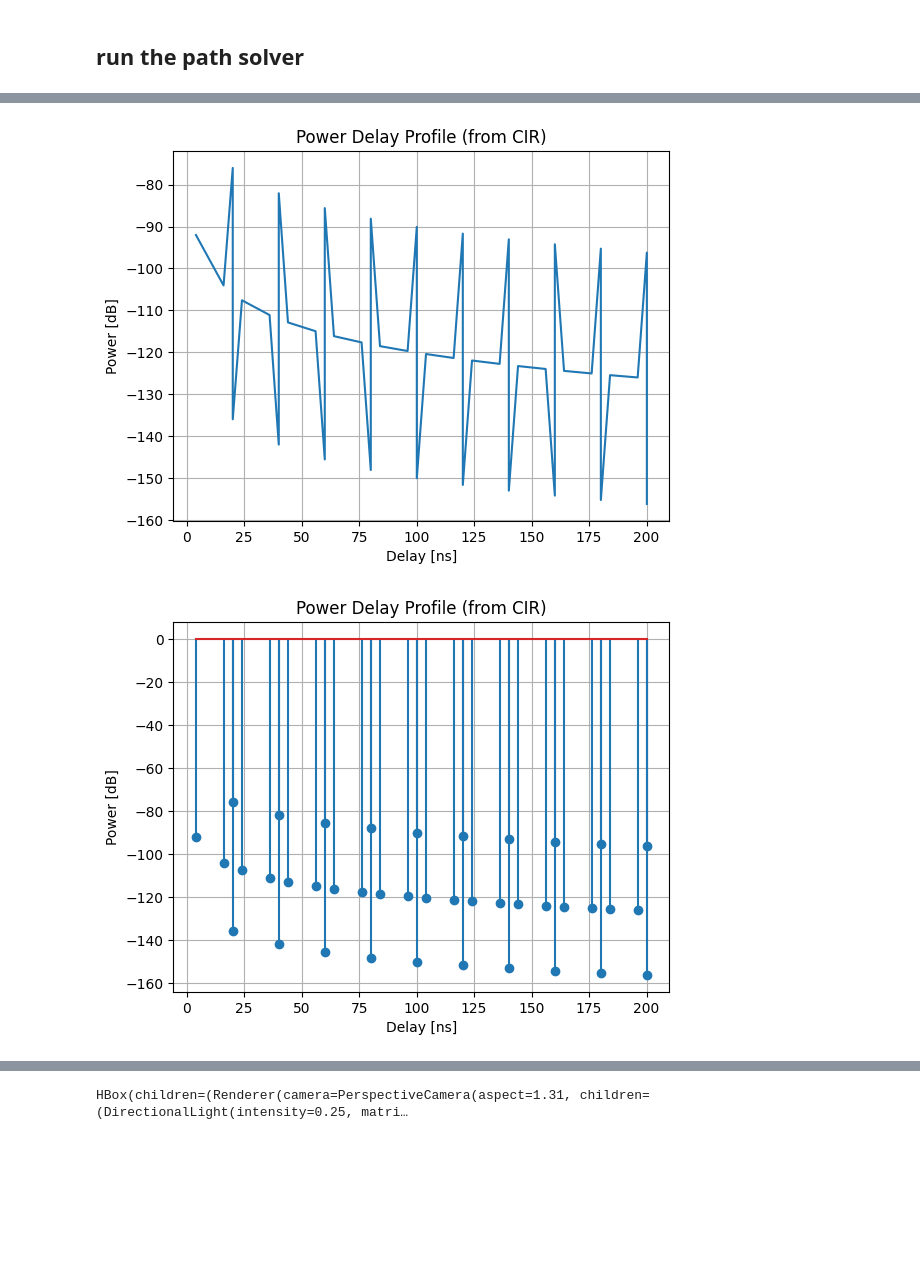
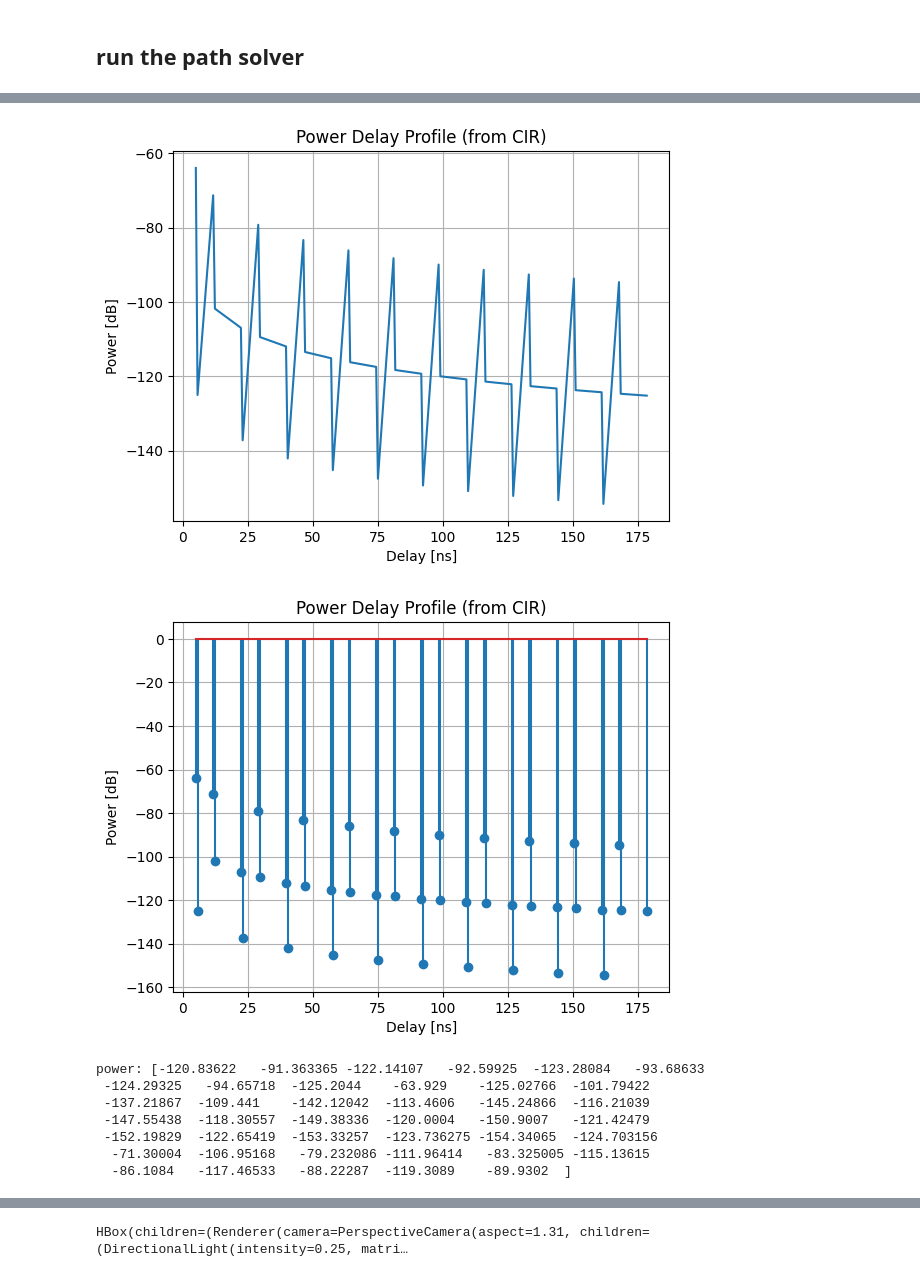
Before and after one commit to 6GTandem/6GTandem_RT_server, a Jupyter notebook: demo/measurment_check.ipynb, the cells around one changed output, grey strips where cells are left out. Saved outputs shown, nothing was run; the diff lists cells and outputs as text; code cells hidden in the pictures; blank space fills up the shorter version.

```diff
--- a/demo/measurment_check.ipynb
+++ b/demo/measurment_check.ipynb
@@ -61,7 +61,7 @@ scene = load_scene(triple_reflector, merge_shapes=False)
 print(scene.objects.keys())
 
 # adjust the position of the large reflector
-reflector_height = 3 # meters
+reflector_height = 2.6 # meters
 scene.objects['large_reflector'].position = [0, 0, reflector_height]
 print(f"reflector height set to {scene.objects['large_reflector'].position}")
 
@@ -71,9 +71,9 @@ scene.objects['small_reflector'].position = [0, 0, -0.1]
 
 # load config file
 N_antennas = 1
-pattern = "tr38901"
-tx_height = 0.6
-rx_height = tx_height
+pattern = "tr38901" #"iso"#
+tx_height = 2.5
+rx_height = 1
 polarization = "V"
 scene.tx_array = PlanarArray(num_rows=N_antennas,
                                 num_cols=N_antennas,
@@ -99,14 +99,15 @@ tx = Transmitter(name="tx",
 scene.add(tx)
 
 # Create a receiver
+rx_y = 0.1
 rx = Receiver(name="rx",
-              position=[0, 0.01, rx_height],
+              position=[0, 0, rx_height],
               display_radius=0.5)
 
 # Add receiver instance to scene
 scene.add(rx)
 
-tx.look_at([0,0,3]) # Transmitter points up
-rx.look_at([0,0.01,3]) # Receiver points up
+tx.look_at([0,0,0]) # Transmitter points down
+rx.look_at([0,0,3]) # Receiver points up
 # %% [output]
 dict_keys(['floor', 'small_reflector', 'large_reflector'])
@@ -246,4 +247,19 @@ plt.ylabel("Power [dB]")
 plt.title("Power Delay Profile (from CIR)")
 plt.grid(True)
 plt.show()
+
+
+c = 3e8  # speed of light [m/s]
+tau_s = np.squeeze(tau)
+path_length_cm = tau_s * c * 100
+print(f'power: {10*np.log10(power)}')
+plt.figure()
+plt.scatter(path_length_cm, 10*np.log10(power))
+plt.ylim([-50, -150])
+plt.xlabel("Delay [cm]")
+plt.ylabel("Power [dB]")
+plt.title("Power Delay Profile (from CIR)")
+plt.grid(True)
+plt.gca().invert_yaxis()  # now -150 dB is at the bottom, -60 dB at top
+plt.show()
 # %% [output]
@@ -267,2 +284,9 @@ a shape: (1, 1, 1, 1, 40, 1), tau shape: (1, 1, 1, 1, 40)
-[figure, old version]
+[figure, new version]
-[figure, old version]
+[figure, new version]
+power: [-120.83622   -91.363365 -122.14107   -92.59925  -123.28084   -93.68633
+ -124.29325   -94.65718  -125.2044    -63.929    -125.02766  -101.79422
+ -137.21867  -109.441    -142.12042  -113.4606   -145.24866  -116.21039
+ -147.55438  -118.30557  -149.38336  -120.0004   -150.9007   -121.42479
+ -152.19829  -122.65419  -153.33257  -123.736275 -154.34065  -124.703156
+  -71.30004  -106.95168   -79.232086 -111.96414   -83.325005 -115.13615
+  -86.1084   -117.46533   -88.22287  -119.3089    -89.9302  ]
```
Also changed, not shown: parts of 5 cells of this notebook, 9 other files.
